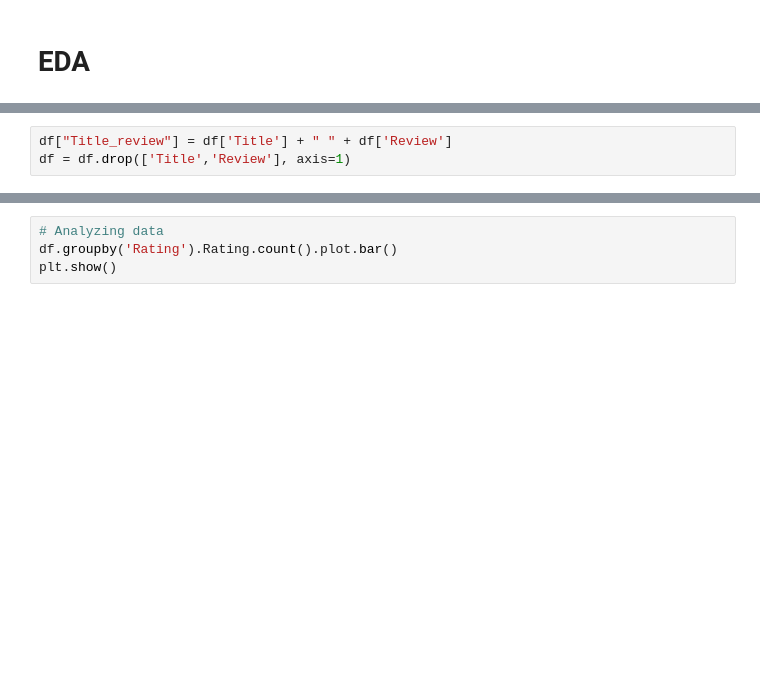
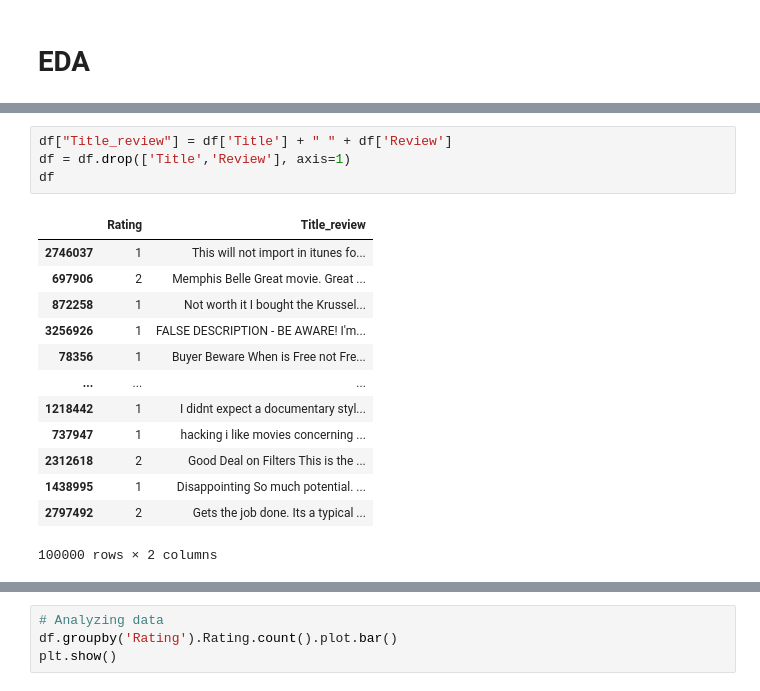
Before and after one commit to MihirRajak91/E-commerce-Review-, a Jupyter notebook: review_clasification.ipynb, the cells around one changed output, grey strips where cells are left out. Saved outputs shown, nothing was run; the diff lists cells and outputs as text; blank space fills up the shorter version.

```diff
--- a/review_clasification.ipynb
+++ b/review_clasification.ipynb
@@ -70,6 +73,21 @@ Name: count, dtype: int64
 # %%
 df["Title_review"] = df['Title'] + " " + df['Review']
 df = df.drop(['Title','Review'], axis=1)
+df
+# %% [output]
+|  | Rating | Title_review |
+| 2746037 | 1 | This will not import in itunes fo... |
+| 697906 | 2 | Memphis Belle Great movie. Great ... |
+| 872258 | 1 | Not worth it I bought the Krussel... |
+| 3256926 | 1 | FALSE DESCRIPTION - BE AWARE! I'm... |
+| 78356 | 1 | Buyer Beware When is Free not Fre... |
+| ... | ... | ... |
+| 1218442 | 1 | I didnt expect a documentary styl... |
+| 737947 | 1 | hacking i like movies concerning ... |
+| 2312618 | 2 | Good Deal on Filters This is the ... |
+| 1438995 | 1 | Disappointing So much potential. ... |
+| 2797492 | 2 | Gets the job done. Its a typical ... |
+100000 rows × 2 columns
 # %%
 df.info()
 # %% [output]
```
Also changed, not shown: parts of 17 cells of this notebook, 2 other files.
